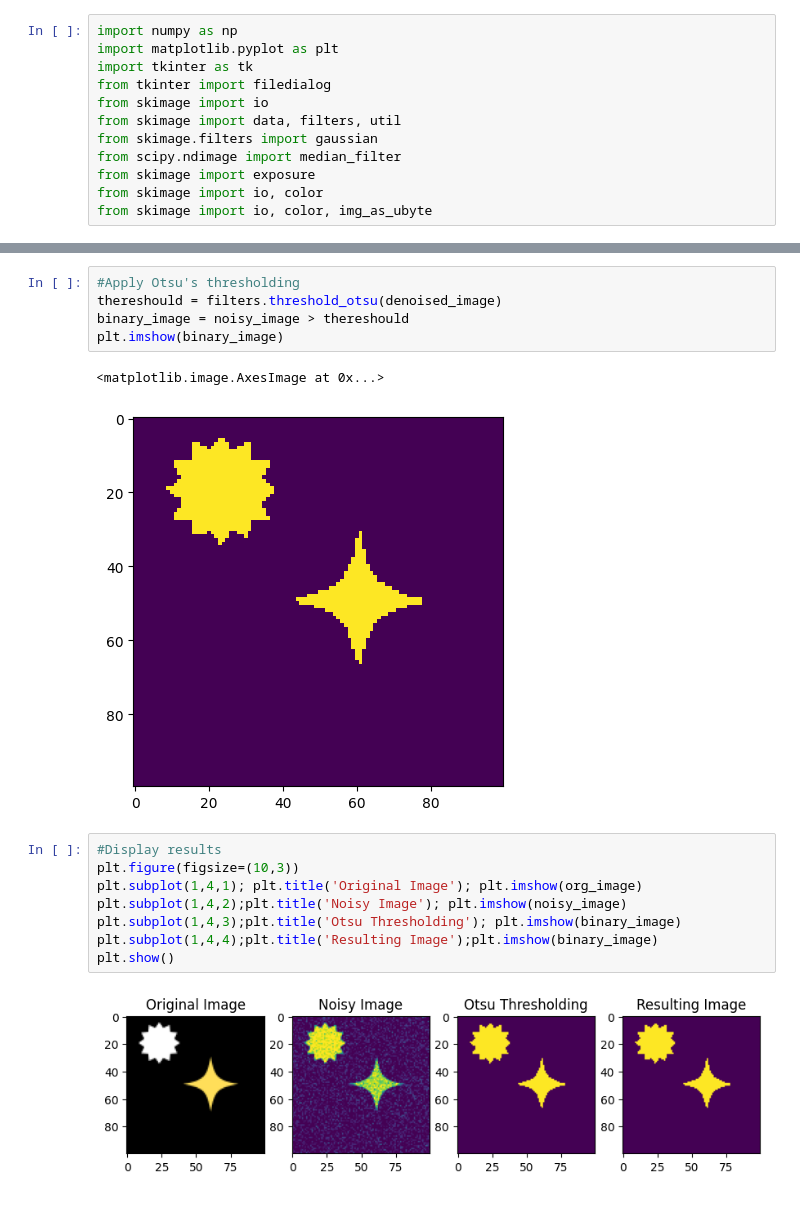
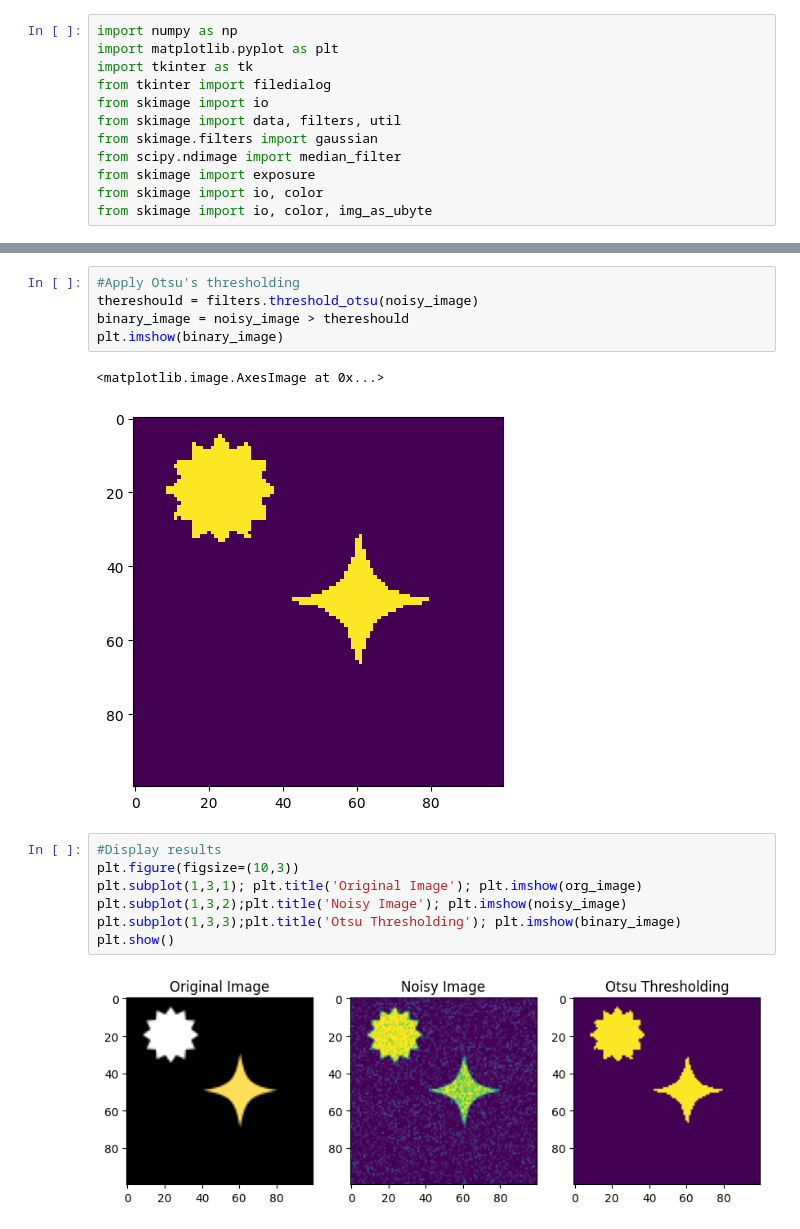
Before and after one commit to Sahaswari/EC7212---Computer-Vision-and-Image-Processing----Take-Home-Assignment-2, a Jupyter notebook: 01_test_otsu.ipynb, the cells around one changed output, grey strips where cells are left out. Drawn from its saved outputs; the diff is of its cells as text.

```diff
--- a/01_test_otsu.ipynb
+++ b/01_test_otsu.ipynb
@@ -50,18 +42,17 @@ plt.imshow(denoised_image)
 # %%
 #Apply Otsu's thresholding
-thereshould = filters.threshold_otsu(denoised_image)
+thereshould = filters.threshold_otsu(noisy_image)
 binary_image = noisy_image > thereshould
 plt.imshow(binary_image)
 # %% [output]
 <matplotlib.image.AxesImage at 0x...>
-[figure, old version]
+[figure, new version]
 # %%
 #Display results
 plt.figure(figsize=(10,3))
-plt.subplot(1,4,1); plt.title('Original Image'); plt.imshow(org_image)
-plt.subplot(1,4,2);plt.title('Noisy Image'); plt.imshow(noisy_image)
-plt.subplot(1,4,3);plt.title('Otsu Thresholding'); plt.imshow(binary_image)
-plt.subplot(1,4,4);plt.title('Resulting Image');plt.imshow(binary_image)
+plt.subplot(1,3,1); plt.title('Original Image'); plt.imshow(org_image)
+plt.subplot(1,3,2);plt.title('Noisy Image'); plt.imshow(noisy_image)
+plt.subplot(1,3,3);plt.title('Otsu Thresholding'); plt.imshow(binary_image)
 plt.show()
 # %% [output]
-[figure, old version]
+[figure, new version]
```
Also changed, not shown: parts of 6 cells of this notebook, 1 other file.
